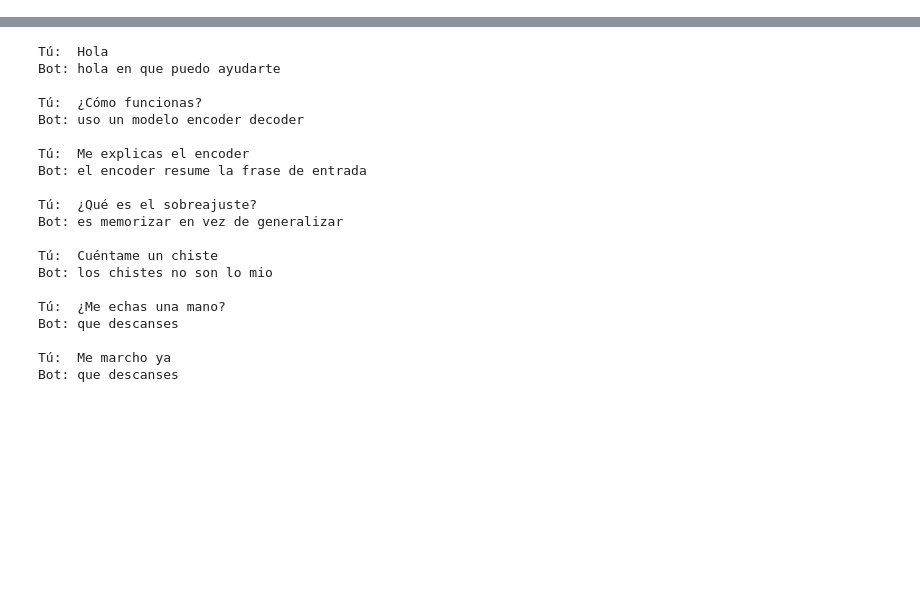
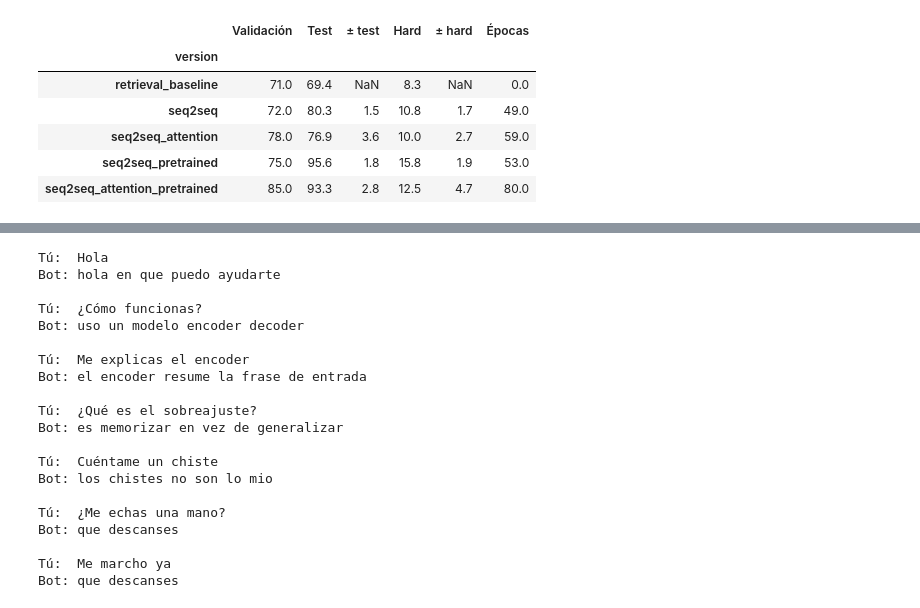
Before and after one commit to Albertoaj05/spanish-seq2seq-chatbot, a Jupyter notebook: notebooks/chatbot.ipynb, the cells around one changed output, grey strips where cells are left out. Cells and saved outputs as stored; diff of their text form; code cells hidden in the pictures; blank space fills up the shorter version.

```diff
--- a/notebooks/chatbot.ipynb
+++ b/notebooks/chatbot.ipynb
@@ -242,0 +444,23 @@ En la primera frase el modelo ignora `oye`, `que`, `hace` y `exactamente` y se f
+# %%
+metricas = pd.read_csv("../results/metrics.csv")
+
+tabla = metricas.groupby("version", sort=False)[["acierto_val", "acierto_test", "acierto_hard", "epocas"]].mean()
+desviacion = metricas.groupby("version", sort=False)[["acierto_test", "acierto_hard"]].std()
+
+resumen = pd.DataFrame({
+    "Validación": (tabla.acierto_val * 100).round(0),
+    "Test": (tabla.acierto_test * 100).round(1),
+    "± test": (desviacion.acierto_test * 100).round(1),
+    "Hard": (tabla.acierto_hard * 100).round(1),
+    "± hard": (desviacion.acierto_hard * 100).round(1),
+    "Épocas": tabla.epocas.round(0),
+})
+display(resumen)
+# %% [output]
+|  | Validación | Test | ± test | Hard | ± hard | Épocas |
+| version |  |  |  |  |  |  |
+| retrieval_baseline | 71.0 | 69.4 | NaN | 8.3 | NaN | 0.0 |
+| seq2seq | 72.0 | 80.3 | 1.5 | 10.8 | 1.7 | 49.0 |
+| seq2seq_attention | 78.0 | 76.9 | 3.6 | 10.0 | 2.7 | 59.0 |
+| seq2seq_pretrained | 75.0 | 95.6 | 1.8 | 15.8 | 1.9 | 53.0 |
+| seq2seq_attention_pretrained | 85.0 | 93.3 | 2.8 | 12.5 | 4.7 | 80.0 |
```
Also changed, not shown: parts of 72 cells of this notebook, 10 other files.
